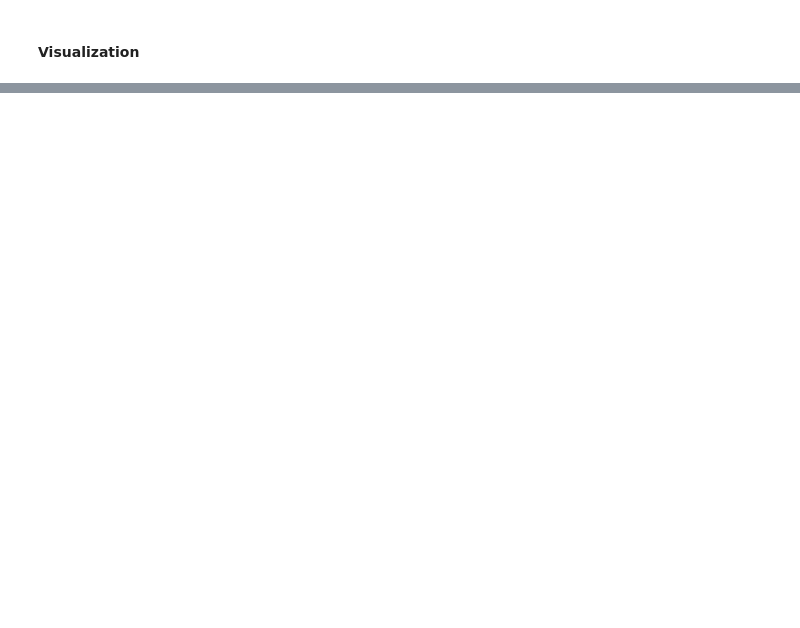
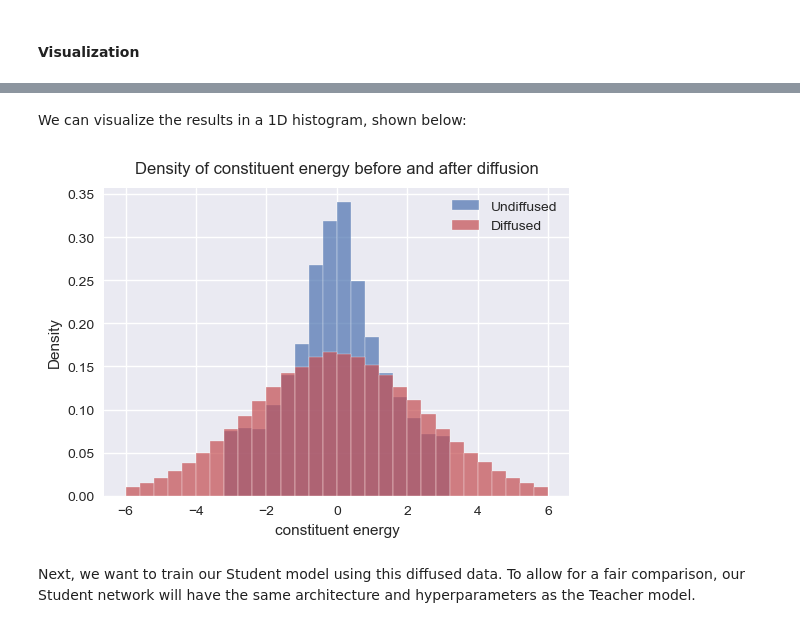
Before and after one commit to baron-de-montblanc/DL-Final-Project, a Jupyter notebook: workbook_FCNN.ipynb, the cells around one changed output, grey strips where cells are left out. Cells and saved outputs as stored; diff of their text form; code cells hidden in the pictures; blank space fills up the shorter version.

Commit message:
added the diffusion function, next step transfer learning

```diff
--- a/workbook_FCNN.ipynb
+++ b/workbook_FCNN.ipynb
@@ -176,0 +155,14 @@ Randomly select $n<80$ constituents from each jet
+# %%
+from helper import diffuse
+
+diffused_cons_data = diffuse(cons_data, cons_features, noise_std=2, apply_features=['fjet_clus_E'])
+# %% [markdown]
+We can visualize the results in a 1D histogram, shown below:
+# %%
+from visualize import plot_diffused_histogram
+
+plot_diffused_histogram(cons_data, diffused_cons_data, cons_features, plot_feature='fjet_clus_E', xrange=[-6,6])
+# %% [output]
+[figure, added]
+# %% [markdown]
+Next, we want to train our Student model using this diffused data. To allow for a fair comparison, our Student network will have the same architecture and hyperparameters as the Teacher model.
```
Also changed, not shown: parts of 19 cells of this notebook, 6 other files.
